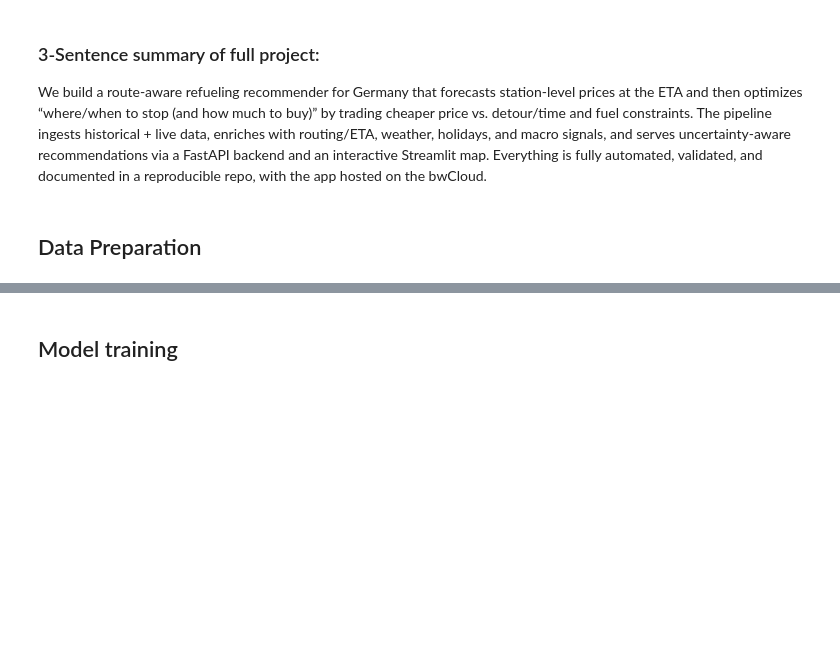
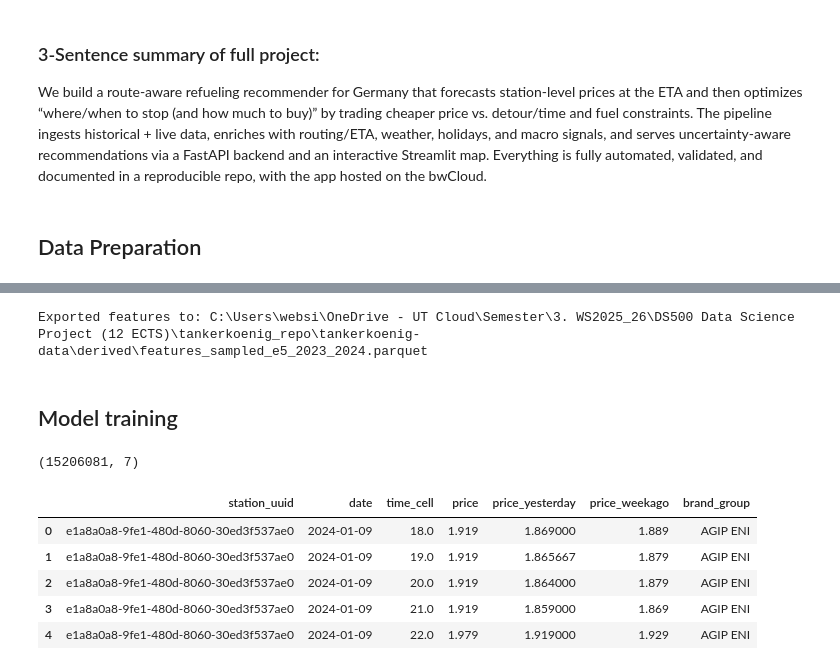
Before and after one commit to momade02/ds_project_main, a Jupyter notebook: prediction_model.ipynb, the cells around one changed output, grey strips where cells are left out. Saved outputs shown, nothing was run; the diff lists cells and outputs as text; code cells hidden in the pictures; blank space fills up the shorter version.

```diff
--- a/prediction_model.ipynb
+++ b/prediction_model.ipynb
@@ -438,38 +507,49 @@ sample_df
 # %%
-# --- 3.x Export enriched features (with market) to Parquet ---
+# --- Export features to Parquet (no market / markup) ---
 output_dir = BASE_DIR / "derived"
 output_dir.mkdir(exist_ok=True)
 
-output_parquet = output_dir / "features_sampled_e5_market_2023_2024.parquet"
+output_parquet = output_dir / "features_sampled_e5_2023_2024.parquet"
 
 sql = f"""
-COPY features_sampled_e5_market
+COPY features_sampled_e5
 TO '{output_parquet.as_posix()}'
 (FORMAT PARQUET, COMPRESSION ZSTD);
 """
 
 con.execute(sql)
 
-print(f"Exported features with market to: {output_parquet}")
+print(f"Exported features to: {output_parquet}")
+# %% [output]
+Exported features to: C:\Users\websi\OneDrive - UT Cloud\Semester\3. WS2025_26\DS500 Data Science Project (12 ECTS)\tankerkoenig_repo\tankerkoenig-data\derived\features_sampled_e5_2023_2024.parquet
 # %% [markdown]
 ## Model training
 # %%
 import pandas as pd
 import numpy as np
 from pathlib import Path
 
 import lightgbm as lgb
 from sklearn.metrics import mean_absolute_error, mean_squared_error
 
-# Path to enriched features parquet
+# Path to features parquet (no market / markup, no post_code)
 BASE_DIR = Path(
     r"C:\Users\websi\OneDrive - UT Cloud\Semester\3. WS2025_26\DS500 Data Science Project (12 ECTS)\tankerkoenig_repo\tankerkoenig-data"
 )
-features_path = BASE_DIR / "derived" / "features_berlin_e5_market_2023_2024.parquet"
+
+features_path = BASE_DIR / "derived" / "features_sampled_e5_2023_2024.parquet"
 
 df = pd.read_parquet(features_path)
 print(df.shape)
 df.head()
+# %% [output]
+(15206081, 7)
+|  | station_uuid | date | time_cell | price | price_yesterday | price_weekago | brand_group |
+| 0 | e1a8a0a8-9fe1-480d-8060-30ed3f537ae0 | 2024-01-09 | 18.0 | 1.919 | 1.869000 | 1.889 | AGIP ENI |
+| 1 | e1a8a0a8-9fe1-480d-8060-30ed3f537ae0 | 2024-01-09 | 19.0 | 1.919 | 1.865667 | 1.879 | AGIP ENI |
+| 2 | e1a8a0a8-9fe1-480d-8060-30ed3f537ae0 | 2024-01-09 | 20.0 | 1.919 | 1.864000 | 1.879 | AGIP ENI |
+| 3 | e1a8a0a8-9fe1-480d-8060-30ed3f537ae0 | 2024-01-09 | 21.0 | 1.919 | 1.859000 | 1.869 | AGIP ENI |
+| 4 | e1a8a0a8-9fe1-480d-8060-30ed3f537ae0 | 2024-01-09 | 22.0 | 1.979 | 1.919000 | 1.929 | AGIP ENI |
 # %%
 # Cast dtypes for clarity / efficiency
 df["date"] = pd.to_datetime(df["date"])
```
Also changed, not shown: parts of 21 cells of this notebook.
